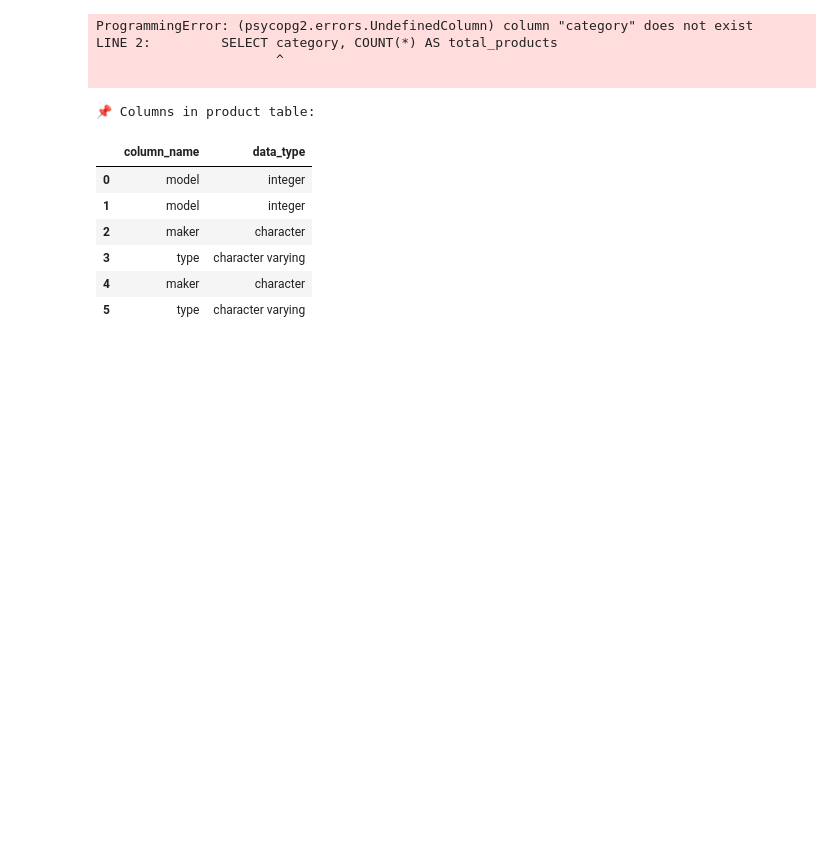
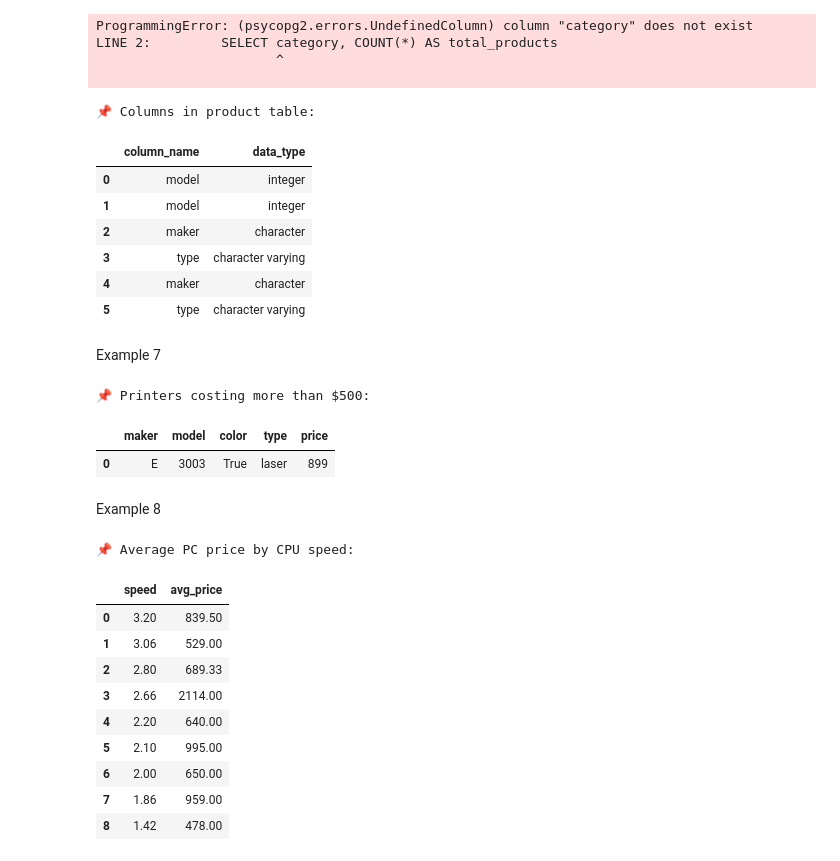
Before and after one commit to falcon-140/CSCI226, a Jupyter notebook: CSCI226(D).ipynb, the cells around one changed output. Cells and saved outputs as stored; diff of their text form; code cells hidden in the pictures; blank space fills up the shorter version.

```diff
--- a/CSCI226(D).ipynb
+++ b/CSCI226(D).ipynb
@@ -8,0 +73,12 @@ engine = sa.create_engine(CONN_STR, pool_pre_ping=True)
+# %%
+with engine.connect() as conn:
+    sql = """
+      SELECT maker
+      FROM product
+      GROUP BY maker
+      HAVING BOOL_AND(type = 'laptop');
+    """
+    result = pd.read_sql_query(text(sql), conn)
+
+print("📌 Makers who ONLY make laptops:")
+display(result)
@@ -72,3 +159,48 @@ display(columns)
 | 3 | type | character varying |
 | 4 | maker | character |
 | 5 | type | character varying |
+# %% [markdown]
+Example 7
+# %%
+with engine.connect() as conn:
+    sql = """
+      SELECT p.maker, pr.model, pr.color, pr.type, pr.price
+      FROM product p
+      JOIN printer pr ON p.model = pr.model
+      WHERE pr.price > 500
+      ORDER BY pr.price DESC;
+    """
+    printers_df = pd.read_sql_query(text(sql), conn)
+
+print("📌 Printers costing more than $500:")
+display(printers_df)
+# %% [output]
+📌 Printers costing more than $500:
+|  | maker | model | color | type | price |
+| 0 | E | 3003 | True | laser | 899 |
+# %% [markdown]
+Example 8
+# %%
+with engine.connect() as conn:
+    sql = """
+      SELECT speed, ROUND(AVG(price), 2) AS avg_price
+      FROM pc
+      GROUP BY speed
+      ORDER BY speed DESC;
+    """
+    avg_pc_price_df = pd.read_sql_query(text(sql), conn)
+
+print("📌 Average PC price by CPU speed:")
+display(avg_pc_price_df)
+# %% [output]
+📌 Average PC price by CPU speed:
+|  | speed | avg_price |
+| 0 | 3.20 | 839.50 |
+| 1 | 3.06 | 529.00 |
+| 2 | 2.80 | 689.33 |
+| 3 | 2.66 | 2114.00 |
+| 4 | 2.20 | 640.00 |
+| 5 | 2.10 | 995.00 |
+| 6 | 2.00 | 650.00 |
+| 7 | 1.86 | 959.00 |
+| 8 | 1.42 | 478.00 |
```
Also changed, not shown: parts of 13 cells of this notebook.
